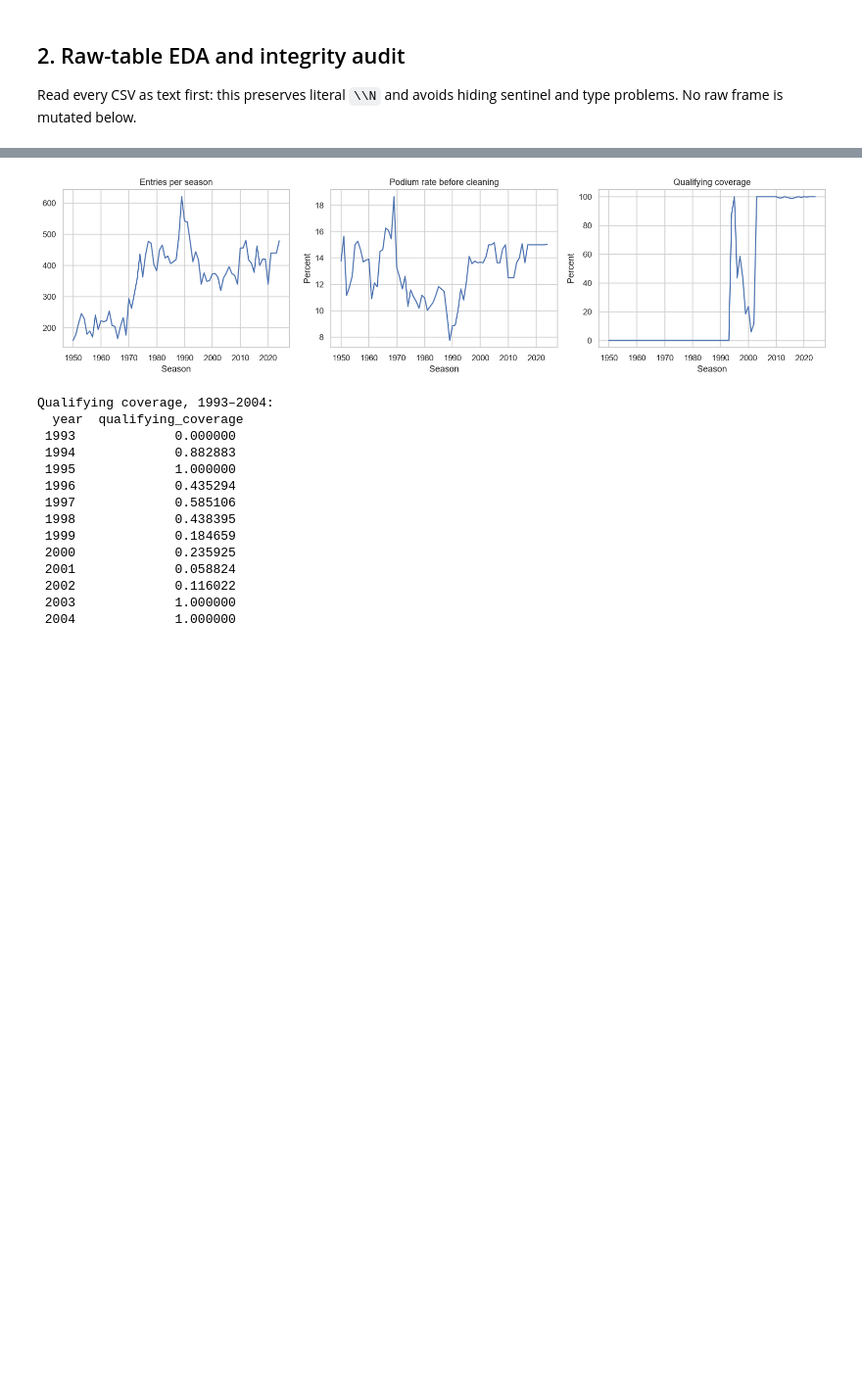
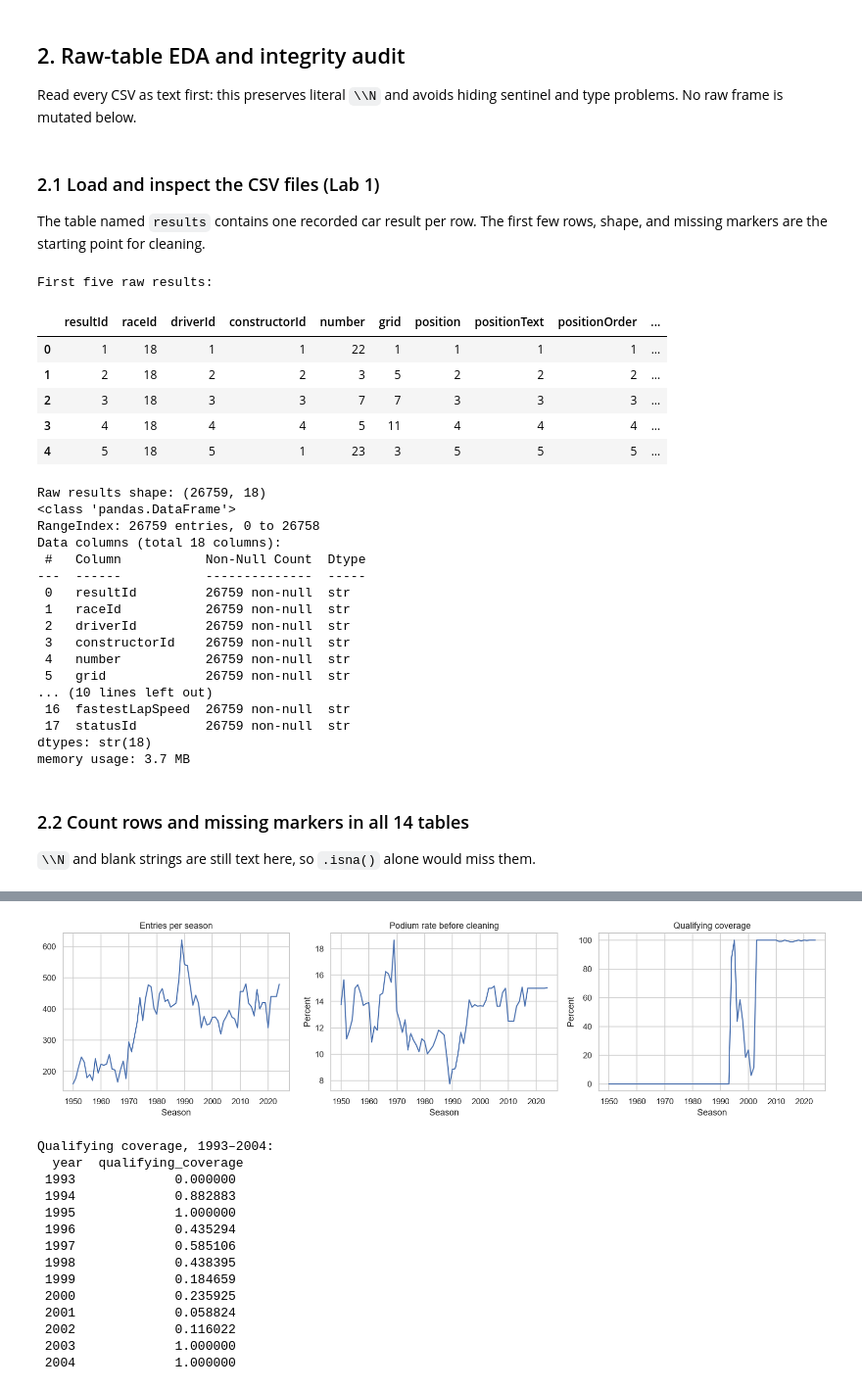
Before and after one commit to aswarrr/acl-f1-podium-prediction, a Jupyter notebook: f1_podium_milestone1.ipynb, the cells around one changed output, grey strips where cells are left out. Shown at 98% size. Cells and saved outputs as stored; diff of their text form; code cells hidden in the pictures; blank space fills up the shorter version.

```diff
--- a/f1_podium_milestone1.ipynb
+++ b/f1_podium_milestone1.ipynb
@@ -108,4 +166,45 @@ Dataset folder: data | output folder: outputs
 ## 2. Raw-table EDA and integrity audit
 Read every CSV as text first: this preserves literal `\\N` and avoids hiding
 sentinel and type problems. No raw frame is mutated below.
+# %% [markdown]
+### 2.1 Load and inspect the CSV files (Lab 1)
+The table named `results` contains one recorded car result per row. The first
+few rows, shape, and missing markers are the starting point for cleaning.
+# %%
+raw = {
+    name: pd.read_csv(DATA_DIR / f"{name}.csv", dtype=str, keep_default_na=False)
+    for name in TABLES
+}
+print("First five raw results:")
+display(raw["results"].head())
+print("Raw results shape:", raw["results"].shape)
+raw["results"].info()
+# %% [output]
+First five raw results:
+|  | resultId | raceId | driverId | constructorId | number | grid | position | positionText | positionOrder | ... |
+| 0 | 1 | 18 | 1 | 1 | 22 | 1 | 1 | 1 | 1 | ... |
+| 1 | 2 | 18 | 2 | 2 | 3 | 5 | 2 | 2 | 2 | ... |
+| 2 | 3 | 18 | 3 | 3 | 7 | 7 | 3 | 3 | 3 | ... |
+| 3 | 4 | 18 | 4 | 4 | 5 | 11 | 4 | 4 | 4 | ... |
+| 4 | 5 | 18 | 5 | 1 | 23 | 3 | 5 | 5 | 5 | ... |
+Raw results shape: (26759, 18)
+<class 'pandas.DataFrame'>
+RangeIndex: 26759 entries, 0 to 26758
+Data columns (total 18 columns):
+ #   Column           Non-Null Count  Dtype
+---  ------           --------------  -----
+ 0   resultId         26759 non-null  str
+ 1   raceId           26759 non-null  str
+ 2   driverId         26759 non-null  str
+ 3   constructorId    26759 non-null  str
+ 4   number           26759 non-null  str
+ 5   grid             26759 non-null  str
+... (10 lines left out)
+ 16  fastestLapSpeed  26759 non-null  str
+ 17  statusId         26759 non-null  str
+dtypes: str(18)
+memory usage: 3.7 MB
+# %% [markdown]
+### 2.2 Count rows and missing markers in all 14 tables
+`\\N` and blank strings are still text here, so `.isna()` alone would miss them.
 # %%
```
Also changed, not shown: parts of 150 cells of this notebook, 9 other files.
